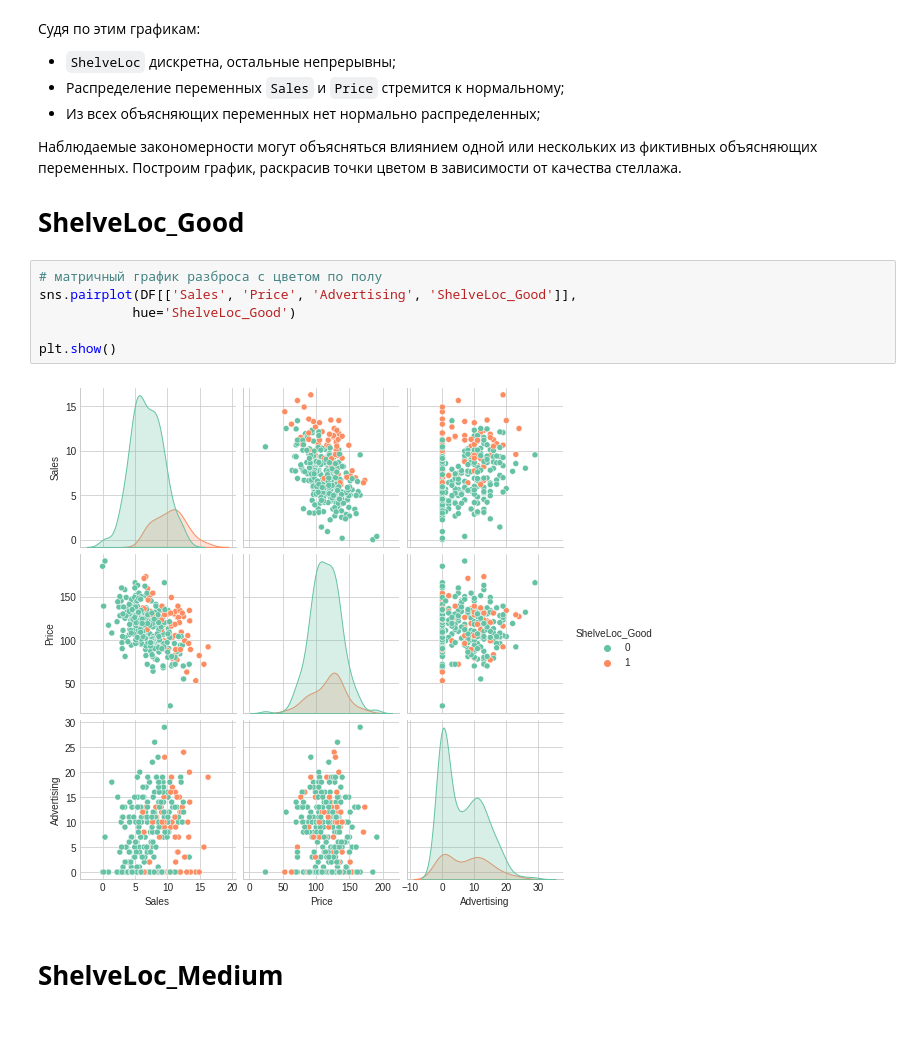
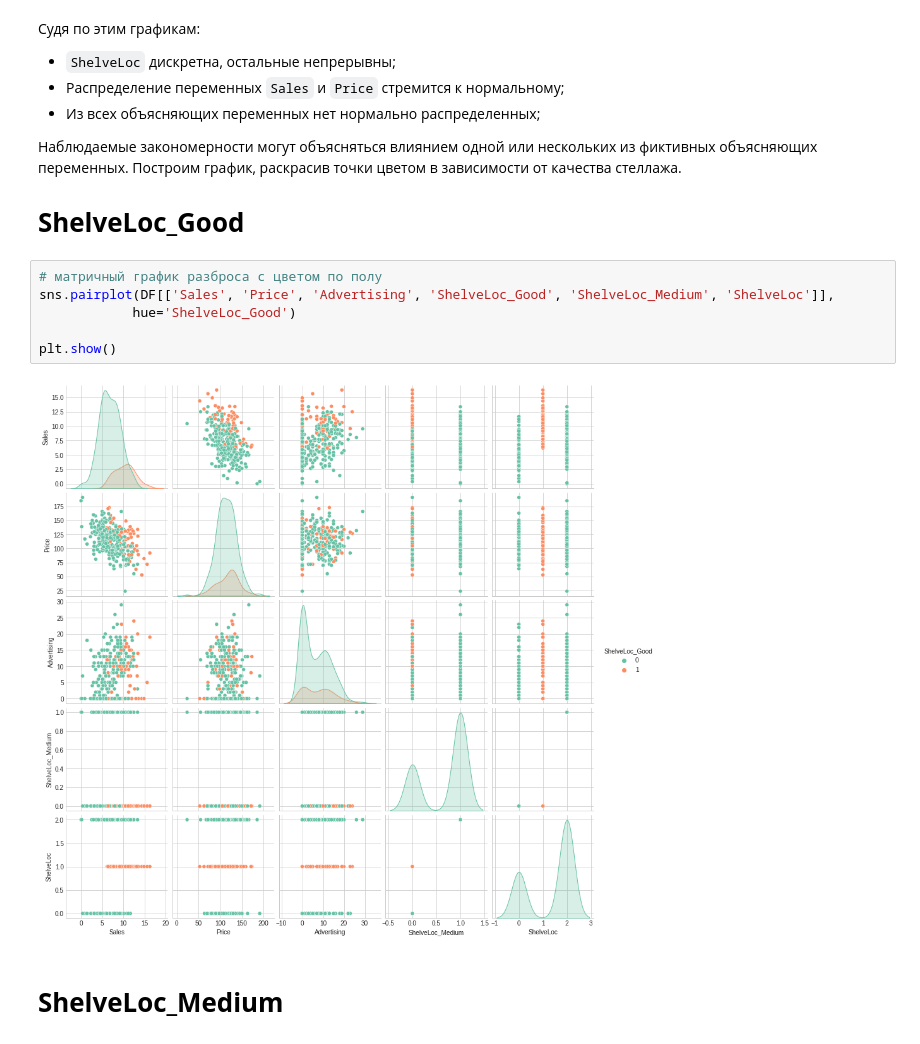
Before and after one commit to Konkurent/ML, a Jupyter notebook: lesson_02/Lab_03_Кечин.ipynb, the cells around one changed output. Saved outputs shown, nothing was run; the diff lists cells and outputs as text.

```diff
--- a/lesson_02/Lab_03_Кечин.ipynb
+++ b/lesson_02/Lab_03_Кечин.ipynb
@@ -223,12 +223,12 @@ plt.show()
 # **ShelveLoc_Good**
 # %%
 # матричный график разброса с цветом по полу
-sns.pairplot(DF[['Sales', 'Price', 'Advertising', 'ShelveLoc_Good']],
+sns.pairplot(DF[['Sales', 'Price', 'Advertising', 'ShelveLoc_Good', 'ShelveLoc_Medium', 'ShelveLoc']],
             hue='ShelveLoc_Good')
 
 plt.show()
 # %% [output]
-[figure, old version]
+[figure, new version]
 # %% [markdown]
 # **ShelveLoc_Medium**
 # %%
```
Also changed, not shown: parts of 21 cells of this notebook, 2 other files.
